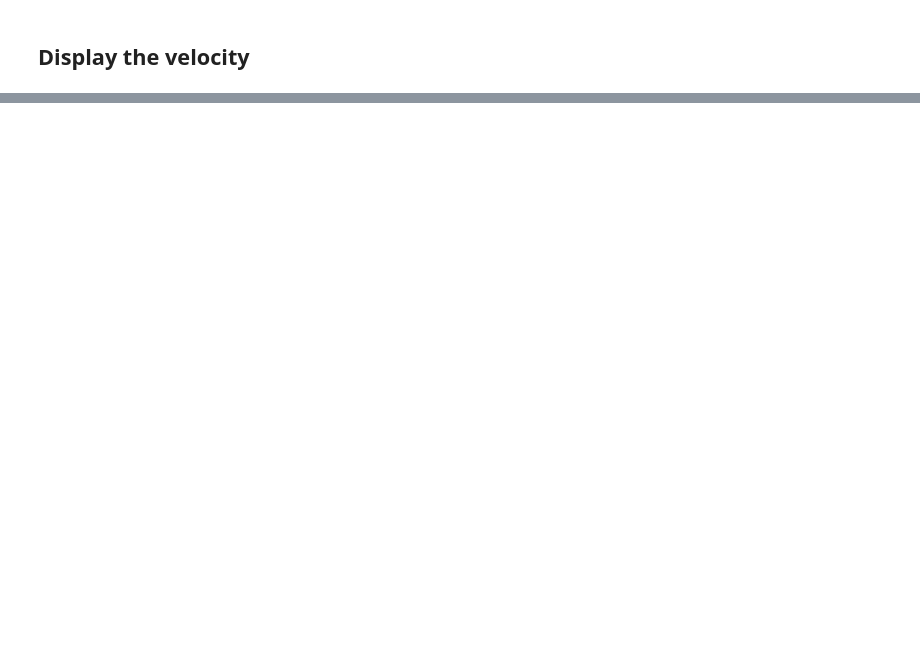
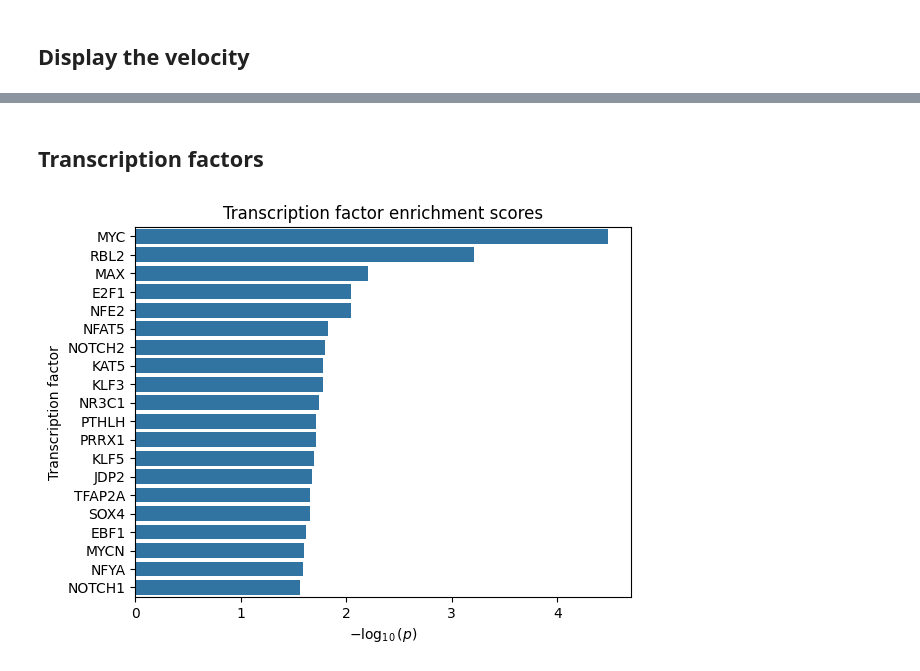
Before and after one commit to cantinilab/stories, a Jupyter notebook: docs/vignettes/demo_midbrain.ipynb, the cells around one changed output, grey strips where cells are left out. Cells and saved outputs as stored; diff of their text form; code cells hidden in the pictures; blank space fills up the shorter version.

```diff
--- a/docs/vignettes/demo_midbrain.ipynb
+++ b/docs/vignettes/demo_midbrain.ipynb
@@ -143,0 +151,6 @@ stories.tools.plot_velocity(
+# %% [markdown]
+## Transcription factors
+# %%
+stories.tools.tf_enrich(adata)
+# %% [output]
+[figure, added]
```
Also changed, not shown: parts of 15 cells of this notebook.
